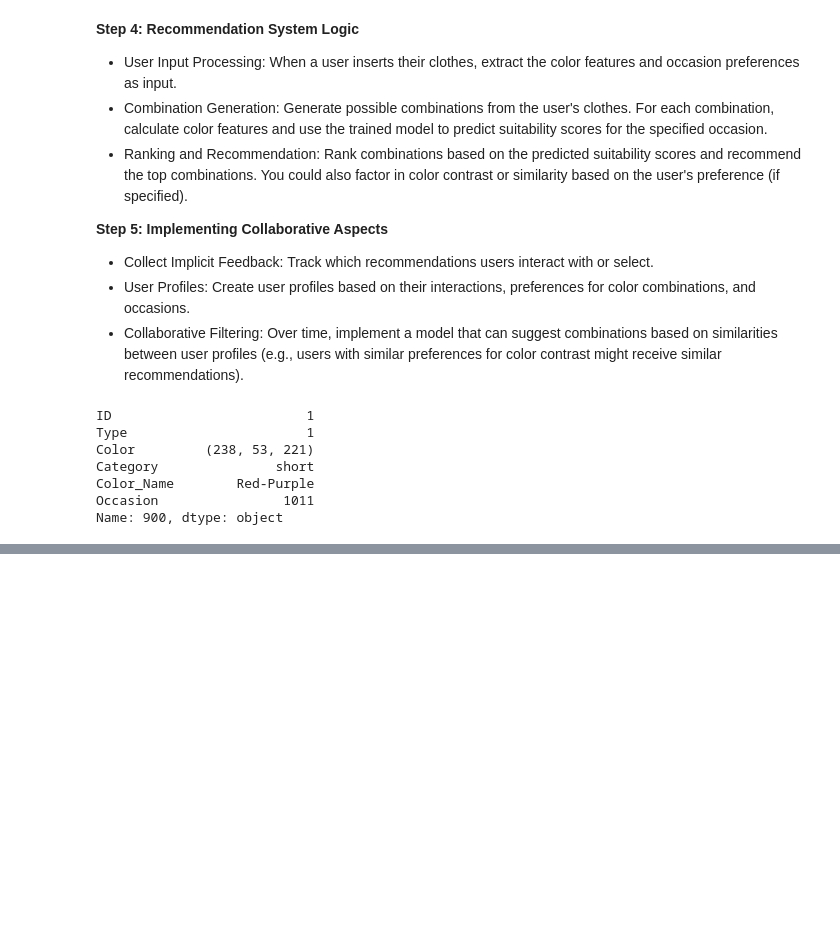
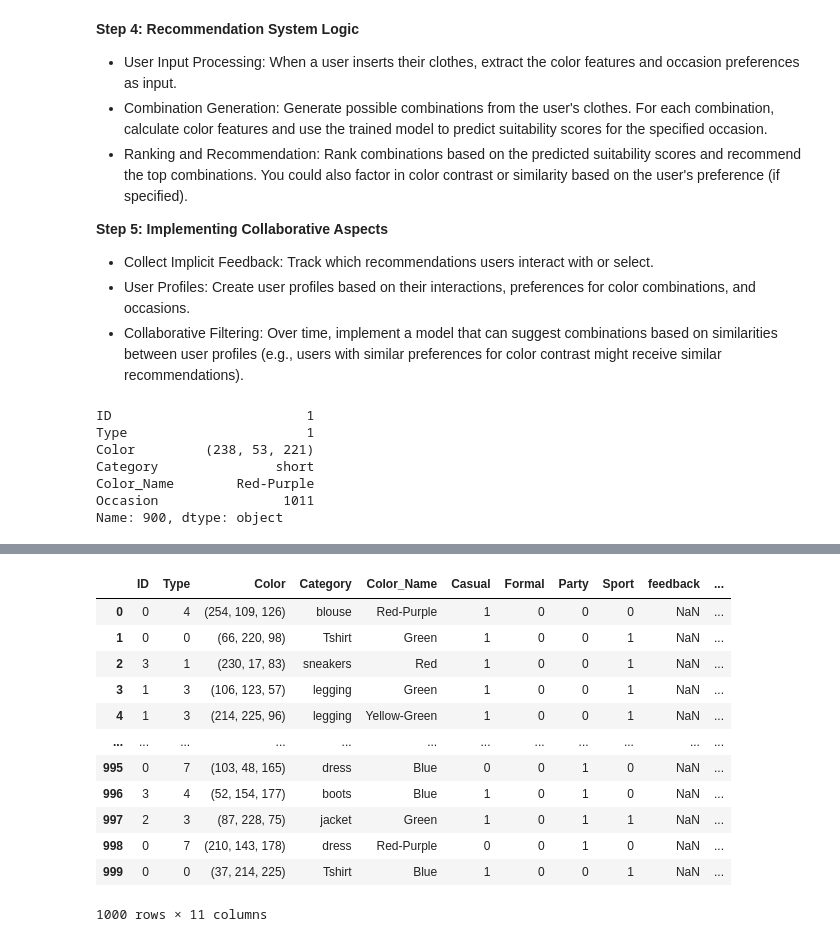
Before and after one commit to SeffySnow/styleSmart, a Jupyter notebook: recommendation.ipynb, the cells around one changed output, grey strips where cells are left out. Saved outputs shown, nothing was run; the diff lists cells and outputs as text; code cells hidden in the pictures; blank space fills up the shorter version.

Commit message:
recommendation system based on color

```diff
--- a/recommendation.ipynb
+++ b/recommendation.ipynb
@@ -392,3 +392,9 @@ Category               short
 Color_Name        Red-Purple
 Occasion                1011
 Name: 900, dtype: object
+# %%
+#Dropping occasion column
+df['Casual'], df['Formal'], df['Party'], df['Sport'] = zip(*df['Occasion'].apply(lambda x: [int(char) for char in x]))
+
+df.drop("Occasion",axis=1,inplace = True)
+df
@@ -394,0 +431,3 @@ Name: 900, dtype: object
+# %%
+df["feedback"] = np.nan
+df
@@ -394,0 +448,42 @@ Name: 900, dtype: object
+# %%
+#converting RGB to HSV
+def rgb_to_hsv(r, g, b,precision=2):
+    r, g, b = r / 255.0, g / 255.0, b / 255.0
+    max_rgb = max(r, g, b)
+    min_rgb = min(r, g, b)
+    delta = max_rgb - min_rgb
+
+    if delta == 0:
+        h = 0
+    elif max_rgb == r:
+        h = (60 * ((g - b) / delta) + 360) % 360
+    elif max_rgb == g:
+        h = (60 * ((b - r) / delta) + 120) % 360
+    else:
+        h = (60 * ((r - g) / delta) + 240) % 360
+
+    if max_rgb == 0:
+        s = 0
+    else:
+        s = delta / max_rgb
+
+    v = max_rgb
+
+    return round(h), round(s, precision), round(v, precision)
+
+df['HSV'] = df['Color'].apply(lambda x: rgb_to_hsv(*x))
+df
+# %% [output]
+|  | ID | Type | Color | Category | Color_Name | Casual | Formal | Party | Sport | feedback | ... |
+| 0 | 0 | 4 | (254, 109, 126) | blouse | Red-Purple | 1 | 0 | 0 | 0 | NaN | ... |
+| 1 | 0 | 0 | (66, 220, 98) | Tshirt | Green | 1 | 0 | 0 | 1 | NaN | ... |
+| 2 | 3 | 1 | (230, 17, 83) | sneakers | Red | 1 | 0 | 0 | 1 | NaN | ... |
+| 3 | 1 | 3 | (106, 123, 57) | legging | Green | 1 | 0 | 0 | 1 | NaN | ... |
+| 4 | 1 | 3 | (214, 225, 96) | legging | Yellow-Green | 1 | 0 | 0 | 1 | NaN | ... |
+| ... | ... | ... | ... | ... | ... | ... | ... | ... | ... | ... | ... |
+| 995 | 0 | 7 | (103, 48, 165) | dress | Blue | 0 | 0 | 1 | 0 | NaN | ... |
+| 996 | 3 | 4 | (52, 154, 177) | boots | Blue | 1 | 0 | 1 | 0 | NaN | ... |
+| 997 | 2 | 3 | (87, 228, 75) | jacket | Green | 1 | 0 | 1 | 1 | NaN | ... |
+| 998 | 0 | 7 | (210, 143, 178) | dress | Red-Purple | 0 | 0 | 1 | 0 | NaN | ... |
+| 999 | 0 | 0 | (37, 214, 225) | Tshirt | Blue | 1 | 0 | 0 | 1 | NaN | ... |
+1000 rows × 11 columns
```
Also changed, not shown: parts of 9 cells of this notebook.
